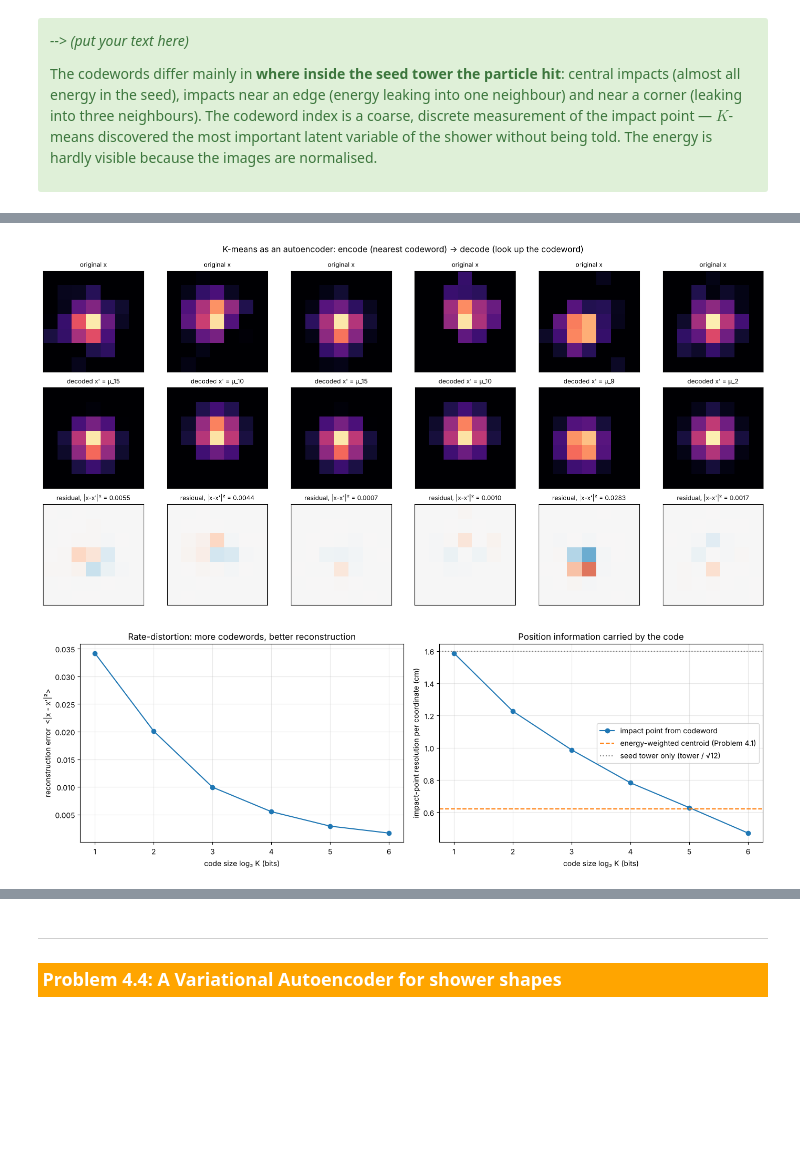
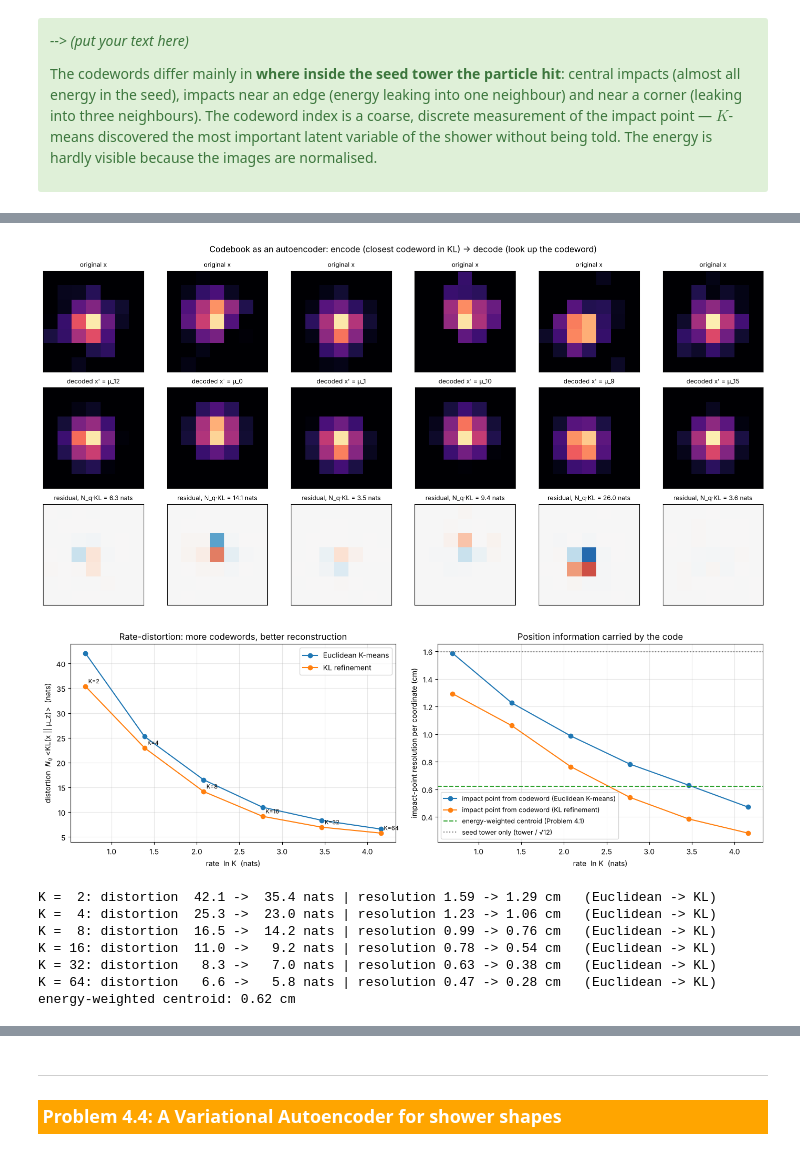
Before and after one commit to dowlingwong/EMCal_exercise, a Jupyter notebook: notebooks/exercise03/Exercise03_Solutions.ipynb, the cells around one changed output, grey strips where cells are left out. Drawn from its saved outputs; the diff is of its cells as text; code cells hidden in the pictures; blank space fills up the shorter version.

```diff
--- a/notebooks/exercise03/Exercise03_Solutions.ipynb
+++ b/notebooks/exercise03/Exercise03_Solutions.ipynb
@@ -1808,11 +1818,12 @@ class GaussianMixtureEM:
         return float(np.sum(w[:, None] * (r * lj - r_log_r)))
 
     # ---------- driver ----------
-    def fit(self, X, sample_weight=None, init_means=None):
+    def fit(self, X, sample_weight=None, init_means=None, n_quanta=None):
         X = np.asarray(X, dtype=float)
         N, d = X.shape
         w = np.ones(N) if sample_weight is None else np.asarray(sample_weight, dtype=float)
-        w = w * N / w.sum()                      # sum_i w_i = N
+        self.n_quanta_ = float(N if n_quanta is None else n_quanta)
+        w = w * self.n_quanta_ / w.sum()         # sum_i w_i = N_q (default: N, the number of hits)
         rng = np.random.default_rng(self.random_state)
         if init_means is None:                   # energy-weighted random hits
             init_means = X[rng.choice(N, self.K, replace=False, p=w / w.sum())]
@@ -1855,9 +1866,15 @@ class GaussianMixtureEM:
             n += self.K * d * (d + 1) // 2
         return n
 
-    def bic(self, X):
-        '''Bayesian Information Criterion (lower is better), using the weights of the last fit.'''
-        return -2 * self.log_likelihood(np.asarray(X, float), self._w) + self.n_parameters() * np.log(len(X))
+    def bic(self, X, n_quanta=None):
+        '''BIC = -2 log p + n_par ln N_q (lower is better), with the weights of the last fit rescaled to sum to N_q.
+
+        The log-likelihood grows like N_q, the penalty only like ln N_q, so both terms must use the same N_q.
+        EM itself does not depend on N_q: one fit can be evaluated for several N_q. Default: the N_q used in fit().
+        '''
+        n_q = self.n_quanta_ if n_quanta is None else float(n_quanta)
+        w = self._w * n_q / self._w.sum()
+        return -2 * self.log_likelihood(np.asarray(X, float), w) + self.n_parameters() * np.log(n_q)
 # %% [markdown]
 <div class="alert alert-info">
 <strong>Unit test 3:</strong>
@@ -2225,54 +2334,79 @@ Use the codebook as an autoencoder: encode a few validation showers (<code>km16.
 </div>
 # %%
-z_val = km16.predict(X_val_flat)
-recon = km16.cluster_centers_[z_val].reshape(-1, SIZE, SIZE)
+z_val = cb16.predict(X_val_flat)
+recon = cb16.cluster_centers_[z_val].reshape(-1, SIZE, SIZE)
+kl_val = cb16.kl(X_val_flat, z_val)
 fig, axes = plt.subplots(3, 6, figsize=(15, 7.5))
 for j in range(6):
     for row, (img, name) in enumerate([(X_val[j], 'original x'), (recon[j], f'decoded x\' = μ_{z_val[j]}')]):
         axes[row, j].imshow(np.clip(img, 1e-4, None), origin='lower', norm=LogNorm(1e-3, 1), cmap='magma')
         axes[row, j].set_title(name, fontsize=9)
     res = X_val[j] - recon[j]
     axes[2, j].imshow(res, origin='lower', cmap='RdBu_r', vmin=-0.2, vmax=0.2)
-    axes[2, j].set_title(f'residual, |x-x\'|² = {np.sum(res ** 2):.4f}', fontsize=9)
+    axes[2, j].set_title(f'residual, N_q·KL = {N_Q * kl_val[j]:.1f} nats', fontsize=9)
 for ax in axes.ravel():
     ax.set_xticks([]); ax.set_yticks([])
-fig.suptitle('K-means as an autoencoder: encode (nearest codeword) → decode (look up the codeword)')
+fig.suptitle('Codebook as an autoencoder: encode (closest codeword in KL) → decode (look up the codeword)')
 plt.tight_layout()
 plt.show()
 
+
+def codeword_position_resolution(z_tr, z_va, K):
+    '''Predict (dx, dy) of a validation shower as the mean true impact point of the training showers with the same code.'''
+    mean_dx = np.array([truth_img['dx'][z_tr == k].mean() if np.any(z_tr == k) else 0 for k in range(K)])
+    mean_dy = np.array([truth_img['dy'][z_tr == k].mean() if np.any(z_tr == k) else 0 for k in range(K)])
+    return np.sqrt(np.mean((mean_dx[z_va] - truth_val['dx']) ** 2 + (mean_dy[z_va] - truth_val['dy']) ** 2) / 2)
+
+
 K_list = [2, 4, 8, 16, 32, 64]
-mse, pos_res = [], []
+rd_rate = np.log(K_list)                                   # rate = KL(one-hot q || uniform prior) = ln K nats
+rd_dist = {'Euclidean K-means': [], 'KL refinement': []}   # distortion = N_q <KL(x || mu_z)> nats
+pos_res = {'Euclidean K-means': [], 'KL refinement': []}
 for K in K_list:
     km = KMeans(n_clusters=K, max_iter=300, random_state=0).fit(X_flat)
-    z_tr, z_va = km.labels_, km.predict(X_val_flat)
-    mse.append(np.mean(np.sum((X_val_flat - km.cluster_centers_[z_va]) ** 2, axis=1)))
-    mean_dx = np.array([truth_img['dx'][z_tr == k].mean() if np.any(z_tr == k) else 0 for k in range(K)])
-    mean_dy = np.array([truth_img['dy'][z_tr == k].mean() if np.any(z_tr == k) else 0 for k in range(K)])
-    pos_res.append(np.sqrt(np.mean((mean_dx[z_va] - truth_val['dx']) ** 2 + (mean_dy[z_va] - truth_val['dy']) ** 2) / 2))
+    cb = KLCodebook(km.cluster_centers_).fit(X_flat)
+    z_km = km.predict(X_val_flat)
+    rd_dist['Euclidean K-means'].append(N_Q * np.mean(KLCodebook(km.cluster_centers_).kl(X_val_flat, z_km)))
+    rd_dist['KL refinement'].append(N_Q * np.mean(cb.kl(X_val_flat)))
+    pos_res['Euclidean K-means'].append(codeword_position_resolution(km.labels_, z_km, K))
+    pos_res['KL refinement'].append(codeword_position_resolution(cb.labels_, cb.predict(X_val_flat), K))
 
 centroid_dx = np.array([np.average(np.arange(-3, 4) * CELL, weights=img.sum(0)) for img in X_val])
 centroid_dy = np.array([np.average(np.arange(-3, 4) * CELL, weights=img.sum(1)) for img in X_val])
 res_centroid = np.sqrt(np.mean((centroid_dx - truth_val['dx']) ** 2 + (centroid_dy - truth_val['dy']) ** 2) / 2)
 
-bits = np.log2(K_list)
 fig, axes = plt.subplots(1, 2, figsize=(14, 4.8))
-axes[0].plot(bits, mse, 'o-')
-axes[0].set_ylabel('reconstruction error  <|x - x\'|²>')
+for name in rd_dist:
+    axes[0].plot(rd_rate, rd_dist[name], 'o-', label=name)
+    axes[1].plot(rd_rate, pos_res[name], 'o-', label=f'impact point from codeword ({name})')
+for K, r, d in zip(K_list, rd_rate, rd_dist['KL refinement']):
+    axes[0].annotate(f'K={K}', (r, d), xytext=(4, 4), textcoords='offset points', fontsize=8)
+axes[0].set_ylabel('distortion  $N_q$ <KL(x || μ_z)>  (nats)')
 axes[0].set_title('Rate-distortion: more codewords, better reconstruction')
-axes[1].plot(bits, pos_res, 'o-', label='impact point from codeword')
-axes[1].axhline(res_centroid, color='C1', ls='--', label='energy-weighted centroid (Problem 4.1)')
+axes[0].legend()
+axes[1].axhline(res_centroid, color='C2', ls='--', label='energy-weighted centroid (Problem 4.1)')
 axes[1].axhline(CELL / np.sqrt(12), color='gray', ls=':', label='seed tower only (tower / √12)')
 axes[1].set_ylabel('impact-point resolution per coordinate (cm)')
 axes[1].set_title('Position information carried by the code')
-axes[1].legend()
+axes[1].legend(fontsize=9)
 for ax in axes:
-    ax.set_xlabel('code size log₂ K (bits)')
+    ax.set_xlabel('rate  ln K  (nats)')
     ax.grid(alpha=0.3)
 plt.tight_layout()
 plt.show()
+for K, d_e, d_kl, p_e, p_kl in zip(K_list, rd_dist['Euclidean K-means'], rd_dist['KL refinement'], pos_res['Euclidean K-means'], pos_res['KL refinement']):
+    print(f'K = {K:2d}: distortion {d_e:5.1f} -> {d_kl:5.1f} nats | resolution {p_e:.2f} -> {p_kl:.2f} cm   (Euclidean -> KL)')
+print(f'energy-weighted centroid: {res_centroid:.2f} cm')
 # %% [output]
-[figure, old version]
+[figure, new version]
-[figure, old version]
+[figure, new version]
+K =  2: distortion  42.1 ->  35.4 nats | resolution 1.59 -> 1.29 cm   (Euclidean -> KL)
+K =  4: distortion  25.3 ->  23.0 nats | resolution 1.23 -> 1.06 cm   (Euclidean -> KL)
+K =  8: distortion  16.5 ->  14.2 nats | resolution 0.99 -> 0.76 cm   (Euclidean -> KL)
+K = 16: distortion  11.0 ->   9.2 nats | resolution 0.78 -> 0.54 cm   (Euclidean -> KL)
+K = 32: distortion   8.3 ->   7.0 nats | resolution 0.63 -> 0.38 cm   (Euclidean -> KL)
+K = 64: distortion   6.6 ->   5.8 nats | resolution 0.47 -> 0.28 cm   (Euclidean -> KL)
+energy-weighted centroid: 0.62 cm
 # %% [markdown]
 <div class="alert alert-success">
 
```
Also changed, not shown: parts of 37 cells of this notebook, 6 other files.
